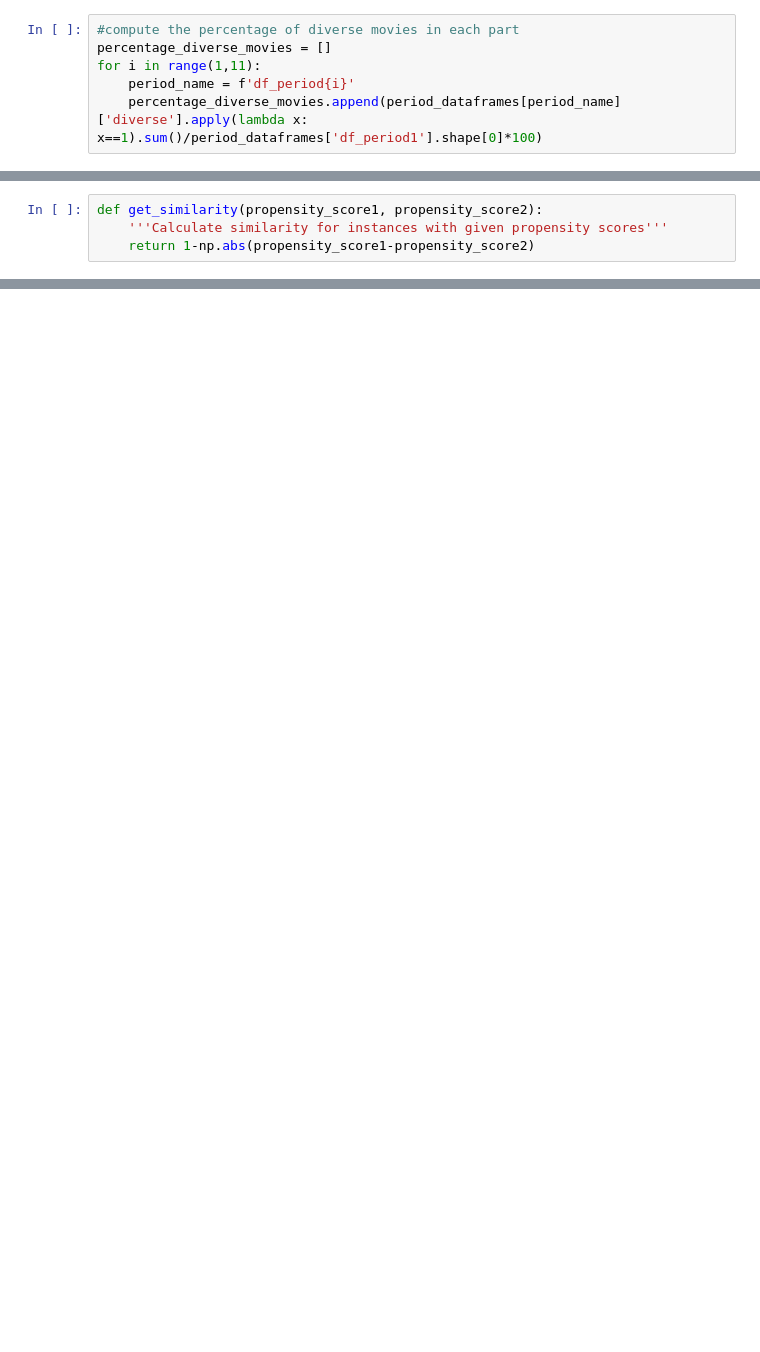
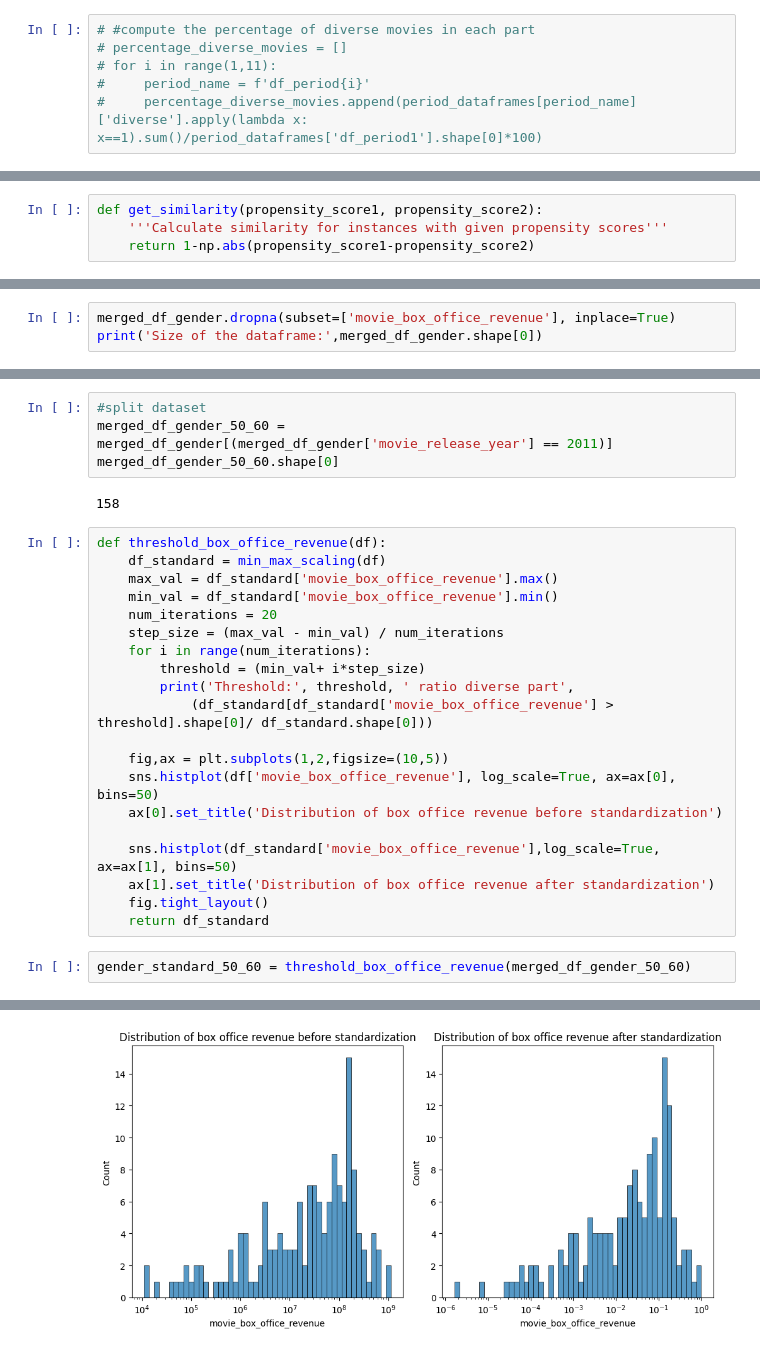
Before and after one commit to epfl-ada/ada-2023-project-analytixxperts2023, a Jupyter notebook: milestoneP3_perf.ipynb, the cells around one changed output, grey strips where cells are left out. Drawn from its saved outputs; the diff is of its cells as text; blank space fills up the shorter version.

```diff
--- a/milestoneP3_perf.ipynb
+++ b/milestoneP3_perf.ipynb
@@ -110,7 +358,7 @@ for i in range(len(cutoff)):
 # %%
-#compute the percentage of diverse movies in each part
-percentage_diverse_movies = []
-for i in range(1,11):
-    period_name = f'df_period{i}'
-    percentage_diverse_movies.append(period_dataframes[period_name]['diverse'].apply(lambda x: x==1).sum()/period_dataframes['df_period1'].shape[0]*100)
+# #compute the percentage of diverse movies in each part
+# percentage_diverse_movies = []
+# for i in range(1,11):
+#     period_name = f'df_period{i}'
+#     percentage_diverse_movies.append(period_dataframes[period_name]['diverse'].apply(lambda x: x==1).sum()/period_dataframes['df_period1'].shape[0]*100)
 # %%
@@ -771,0 +424,3 @@ budget                       0.1755      0.121      1.449      0.147      -0.062
+# %%
+merged_df_gender.dropna(subset=['movie_box_office_revenue'], inplace=True)
+print('Size of the dataframe:',merged_df_gender.shape[0])
@@ -771,0 +431,29 @@ budget                       0.1755      0.121      1.449      0.147      -0.062
+# %%
+#split dataset
+merged_df_gender_50_60 = merged_df_gender[(merged_df_gender['movie_release_year'] == 2011)]
+merged_df_gender_50_60.shape[0]
+# %% [output]
+158
+# %%
+def threshold_box_office_revenue(df):
+    df_standard = min_max_scaling(df)
+    max_val = df_standard['movie_box_office_revenue'].max()
+    min_val = df_standard['movie_box_office_revenue'].min()
+    num_iterations = 20
+    step_size = (max_val - min_val) / num_iterations
+    for i in range(num_iterations):
+        threshold = (min_val+ i*step_size)
+        print('Threshold:', threshold, ' ratio diverse part',
+            (df_standard[df_standard['movie_box_office_revenue'] > threshold].shape[0]/ df_standard.shape[0]))
+
+    fig,ax = plt.subplots(1,2,figsize=(10,5))
+    sns.histplot(df['movie_box_office_revenue'], log_scale=True, ax=ax[0], bins=50)
+    ax[0].set_title('Distribution of box office revenue before standardization')
+
+    sns.histplot(df_standard['movie_box_office_revenue'],log_scale=True, ax=ax[1], bins=50)
+    ax[1].set_title('Distribution of box office revenue after standardization')
+    fig.tight_layout()
+    return df_standard
+# %%
+gender_standard_50_60 = threshold_box_office_revenue(merged_df_gender_50_60)
+# %% [output]
@@ -771,0 +480 @@ budget                       0.1755      0.121      1.449      0.147      -0.062
+[figure, added]
```
Also changed, not shown: parts of 68 cells of this notebook.
